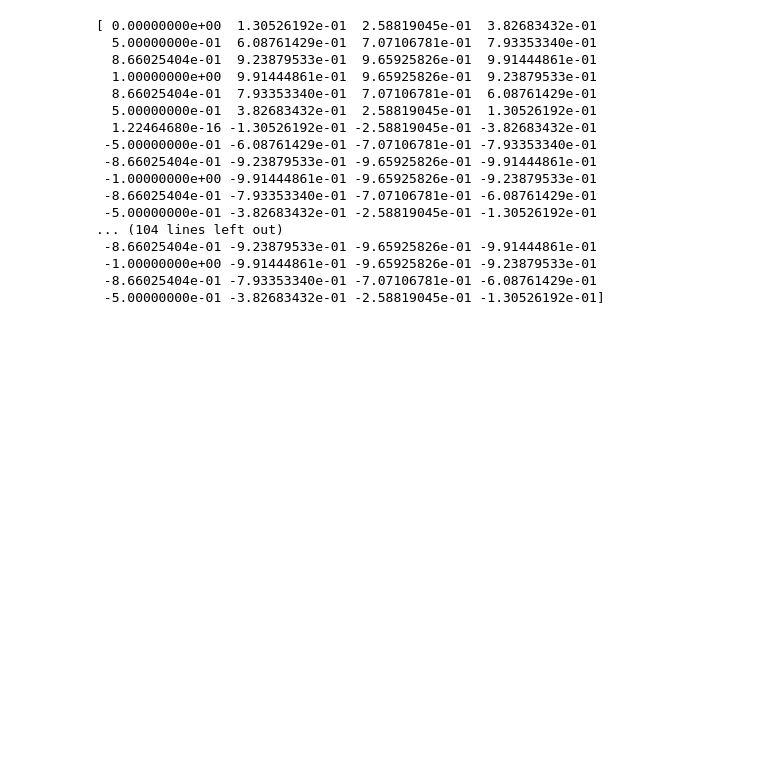
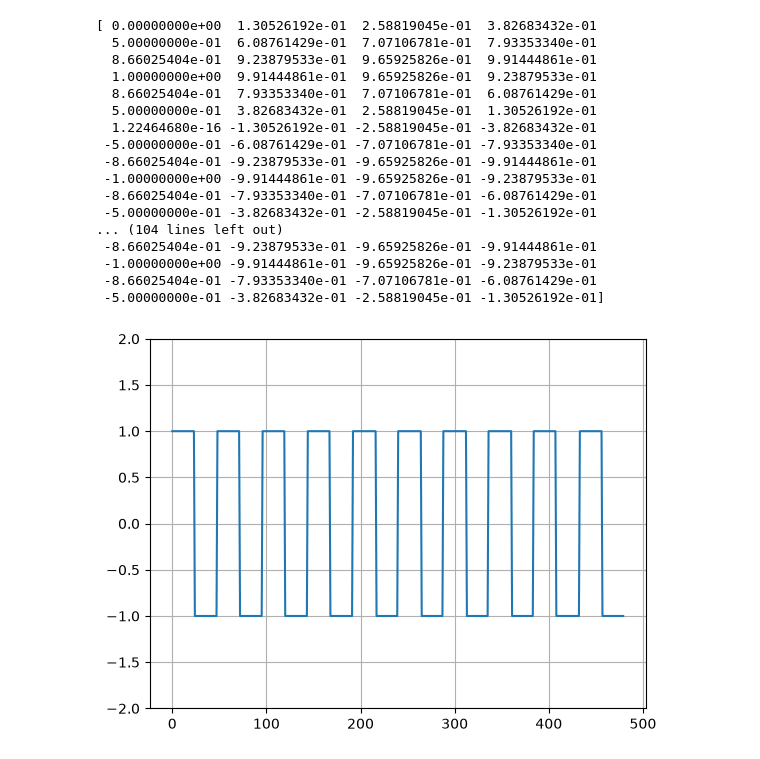
Before and after one commit to acsiuc/software-for-image-sound-processing, a Jupyter notebook: laboratory-2/exercise-1.ipynb, the cells around one changed output. Saved outputs shown, nothing was run; the diff lists cells and outputs as text; code cells hidden in the pictures; blank space fills up the shorter version.

Commit message:
:exercise-2: modify the gen_sinus function to generate a rectangular signal

```diff
--- a/laboratory-2/exercise-1.ipynb
+++ b/laboratory-2/exercise-1.ipynb
@@ -36,3 +36,20 @@ print(load_samples)
  -1.00000000e+00 -9.91444861e-01 -9.65925826e-01 -9.23879533e-01
  -8.66025404e-01 -7.93353340e-01 -7.07106781e-01 -6.08761429e-01
  -5.00000000e-01 -3.82683432e-01 -2.58819045e-01 -1.30526192e-01]
+# %%
+#EXERCISE 2
+
+from scipy import signal
+import matplotlib.pyplot as plt
+
+def gen_rectangular(f0, fs, no_esant):
+    t = np.arange(no_esant)/fs
+    rectangular = signal.square(2*np.pi*f0*t)
+    plt.plot(rectangular)
+    plt.ylim(-2, 2)
+    plt.grid()
+    plt.show()
+
+gen_rectangular(f0, fs, no_esant)
+# %% [output]
+[figure, added]
```
Also changed, not shown: parts of 1 cell of this notebook.
